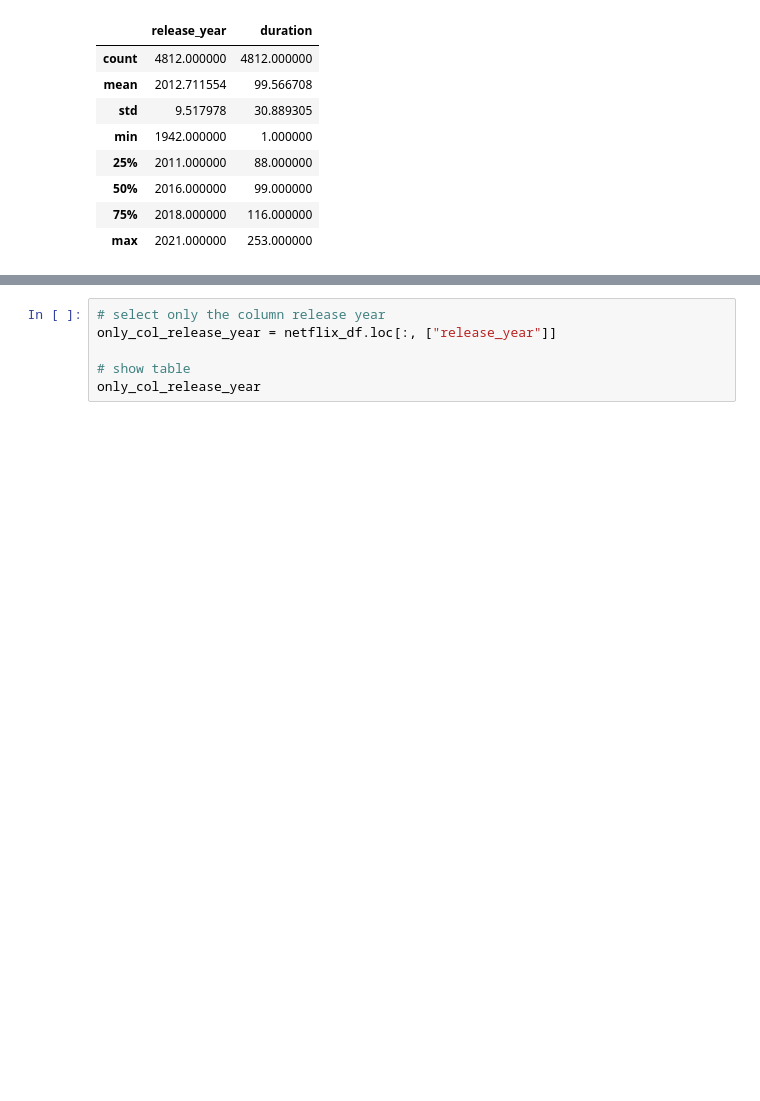
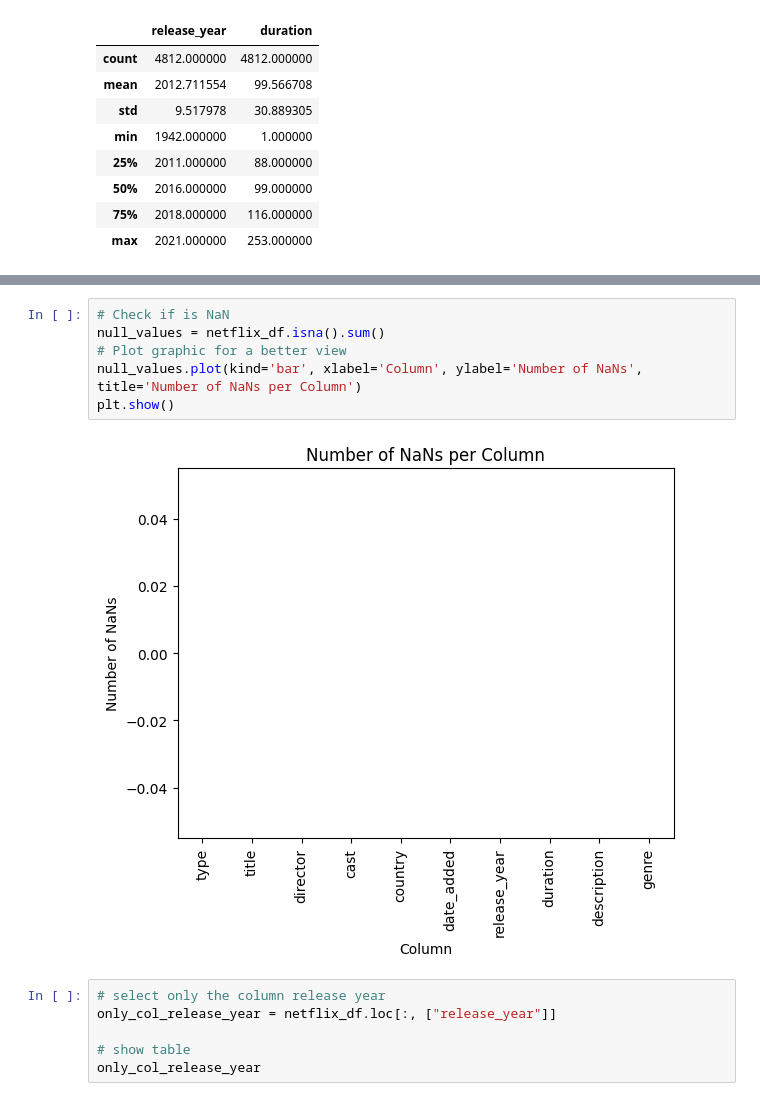
Before and after one commit to engjoaofaro/netflix_case_datacamp, a Jupyter notebook: notebook.ipynb, the cells around one changed output, grey strips where cells are left out. Cells and saved outputs as stored; diff of their text form; blank space fills up the shorter version.

```diff
--- a/notebook.ipynb
+++ b/notebook.ipynb
@@ -98,3 +113,11 @@ netflix_df.describe()
+# %%
+# Check if is NaN
+null_values = netflix_df.isna().sum()
+# Plot graphic for a better view
+null_values.plot(kind='bar', xlabel='Column', ylabel='Number of NaNs', title='Number of NaNs per Column')
+plt.show()
+# %% [output]
+[figure, added]
 # %%
 # select only the column release year
 only_col_release_year = netflix_df.loc[:, ["release_year"]]
```
Also changed, not shown: parts of 5 cells of this notebook.
